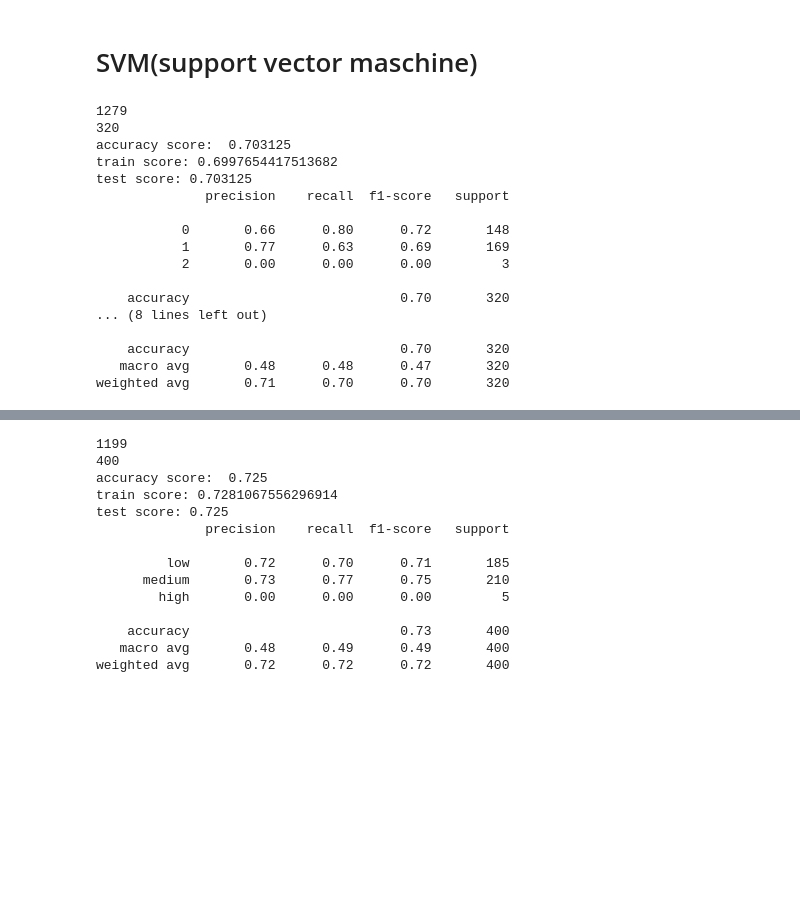
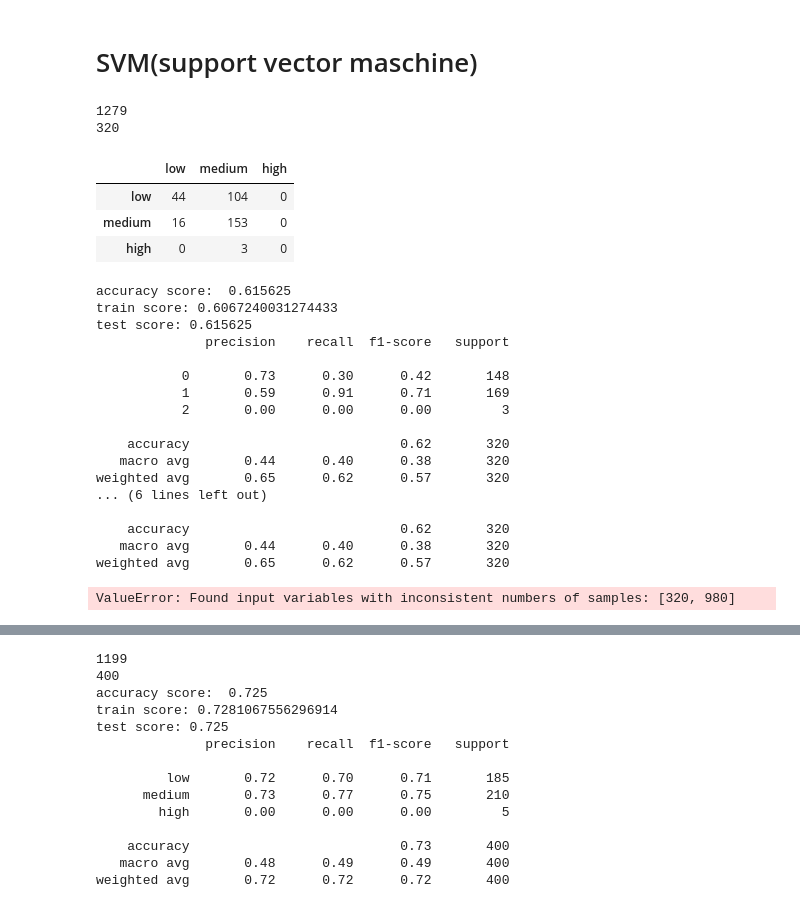
Before and after one commit to satomi26/Project-2, a Jupyter notebook: maschine_learning_modell.ipynb, the cells around one changed output, grey strips where cells are left out. Cells and saved outputs as stored; diff of their text form; code cells hidden in the pictures; blank space fills up the shorter version.

```diff
--- a/maschine_learning_modell.ipynb
+++ b/maschine_learning_modell.ipynb
@@ -1611,44 +1661,82 @@ weighted avg       0.77      0.77      0.76       980
 # %%
 from sklearn.svm import LinearSVC
 
 X = df_red[["fixed acidity", "volatile acidity", "citric acid", "residual sugar", "free sulfur dioxide",
                "total sulfur dioxide", "density", "pH", "sulphates", "alcohol"]]
 y = df_red["quality_label"]
 
 X_train, X_test, y_train, y_test = train_test_split(X,y,test_size=0.2, random_state=0) #split data
 clf = LinearSVC() #
 clf.fit(X_train, y_train)
 pred = clf.predict(X_test)
 accuracy = accuracy_score(y_test, pred)
 kappa = cohen_kappa_score(pred_lr, y_test)
 
 
 print(len(X_train)) #amount of train data
 print(len(X_test)) # amount of test data
-
+labels = np.unique(y_test)
+a = confusion_matrix(y_test, pred, labels=labels)
+a = pd.DataFrame(a, index=("low","medium", "high"), columns=("low","medium", "high"))
+display(a)
 print(f"accuracy score: ",accuracy)
 print(f"train score: {clf.score(X_train, y_train)}")
 print(f"test score: {clf.score(X_test, y_test)}")
 print(classification_report(y_test, pred))
 print(classification_report(y_test, pred, target_names=["low","medium", "high"]))
 # %% [output]
 1279
 320
-accuracy score:  0.703125
-train score: 0.6997654417513682
-test score: 0.703125
-              precision    recall  f1-score   support
-
-           0       0.66      0.80      0.72       148
-           1       0.77      0.63      0.69       169
-           2       0.00      0.00      0.00         3
-
-    accuracy                           0.70       320
-... (8 lines left out)
-
-    accuracy                           0.70       320
-   macro avg       0.48      0.48      0.47       320
-weighted avg       0.71      0.70      0.70       320
+|  | low | medium | high |
+| low | 44 | 104 | 0 |
+| medium | 16 | 153 | 0 |
+| high | 0 | 3 | 0 |
+accuracy score:  0.615625
+train score: 0.6067240031274433
+test score: 0.615625
+              precision    recall  f1-score   support
+
+           0       0.73      0.30      0.42       148
+           1       0.59      0.91      0.71       169
+           2       0.00      0.00      0.00         3
+
+    accuracy                           0.62       320
+   macro avg       0.44      0.40      0.38       320
+weighted avg       0.65      0.62      0.57       320
+... (6 lines left out)
+
+    accuracy                           0.62       320
+   macro avg       0.44      0.40      0.38       320
+weighted avg       0.65      0.62      0.57       320
+# %%
+# same in white wine
+from sklearn.svm import LinearSVC
+
+X = df_white[["fixed acidity", "volatile acidity", "citric acid", "residual sugar", "free sulfur dioxide",
+               "total sulfur dioxide", "density", "pH", "sulphates", "alcohol"]]
+y = df_white["quality_label"]
+
+X_train, X_test, y_train, y_test = train_test_split(X,y,test_size=0.2, random_state=0) #split data
+clf = LinearSVC() #
+clf.fit(X_train, y_train)
+pred = clf.predict(X_test)
+accuracy = accuracy_score(y_test, pred)
+kappa = cohen_kappa_score(pred_lr, y_test)
+
+
+print(len(X_train)) #amount of train data
+print(len(X_test)) # amount of test data
+labels = np.unique(y_test)
+a = confusion_matrix(y_test, pred, labels=labels)
+a = pd.DataFrame(a, index=("low","medium", "high"), columns=("low","medium", "high"))
+display(a)
+print(f"accuracy score: ",accuracy)
+print(f"train score: {clf.score(X_train, y_train)}")
+print(f"test score: {clf.score(X_test, y_test)}")
+print(classification_report(y_test, pred))
+print(classification_report(y_test, pred, target_names=["low","medium", "high"]))
+# %% [output]
+ValueError: Found input variables with inconsistent numbers of samples: [320, 980]
 # %%
 # same maschine modell, but svm.SVC and normalization
 
```
Also changed, not shown: parts of 13 cells of this notebook.
